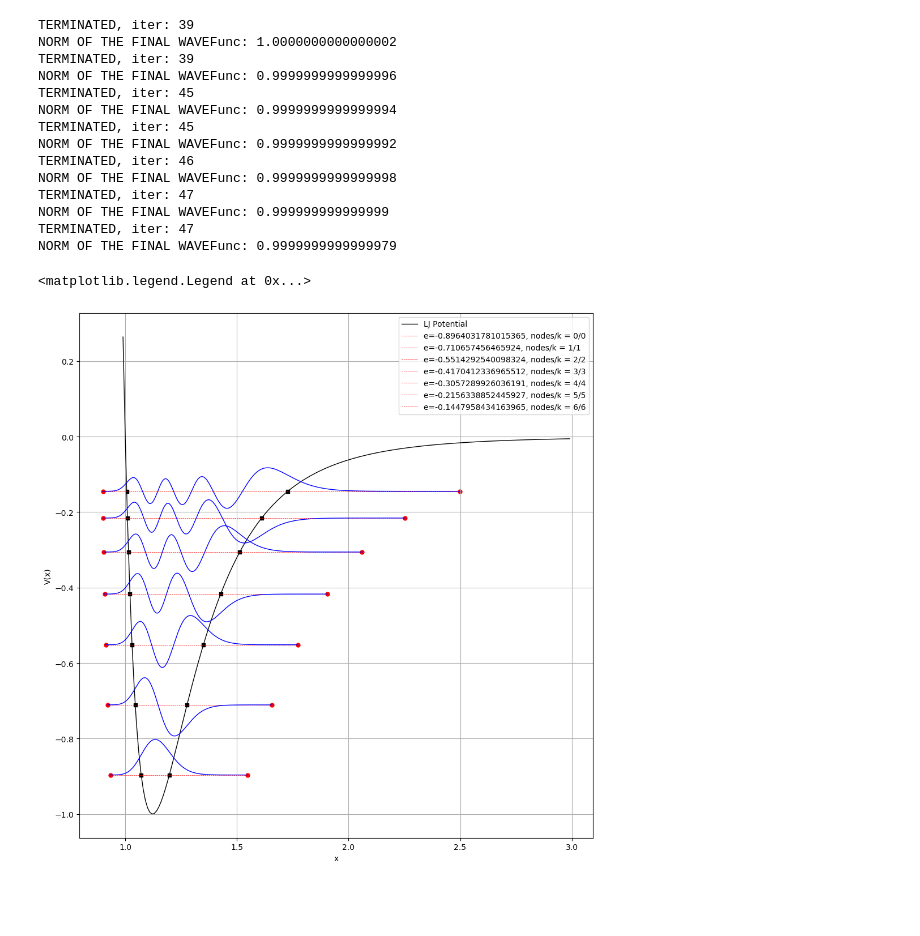
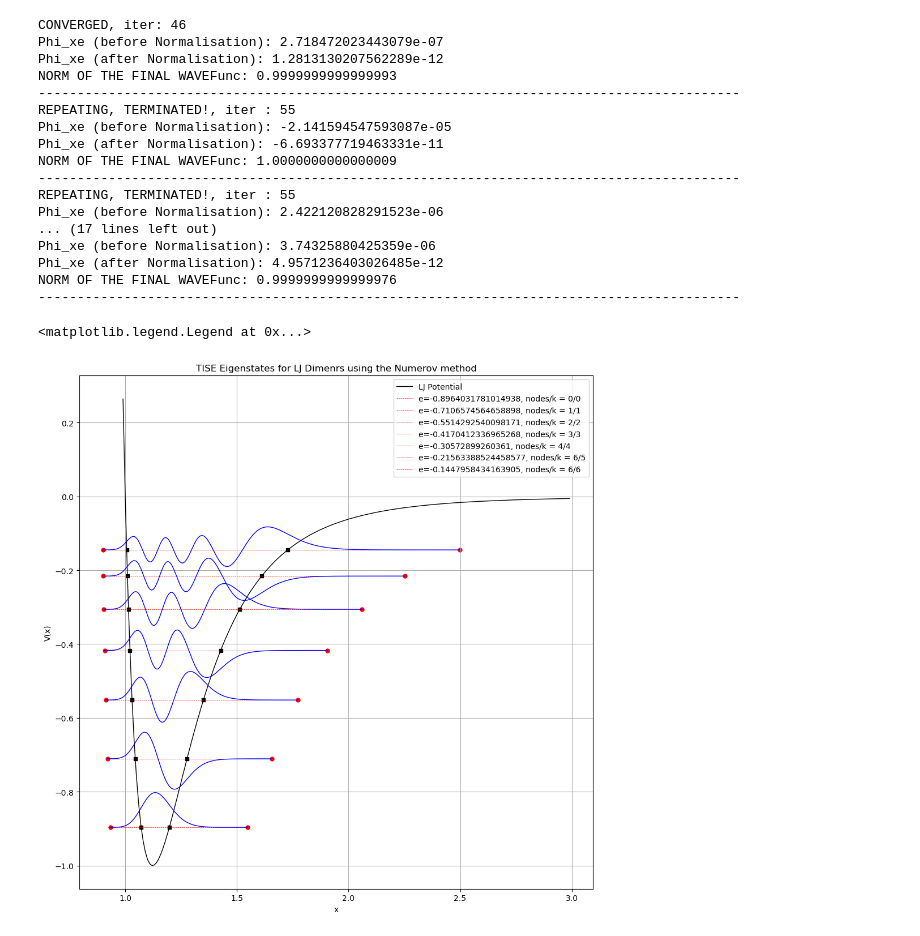
Before and after one commit to SoumyajeetMazumdar/CQMPP, a Jupyter notebook: #4/Q4.ipynb, the cells around one changed output. Cells and saved outputs as stored; diff of their text form; code cells hidden in the pictures; blank space fills up the shorter version.

Commit message:
Numerov implementation successful

```diff
--- a/#4/Q4.ipynb
+++ b/#4/Q4.ipynb
@@ -138,51 +138,59 @@ for k in range(0,6+1):
         else:
             e_lower = e_mid
 
-        if k == nodes and abs(phi[-1])<1e-3:
-            print("TERMINATED, iter:", iter)
+        if k == nodes and abs(phi[-1])<1e-6:
+            print("CONVERGED, iter:", iter)
+            print(f"Phi_xe (before Normalisation): {phi[-1]}")
             break
 
         if nodes == k and abs(phi_x_e_prev - phi[-1]) < 1e-12:
-            print("CONVERGED, iter :", iter)
+            print("REPEATING, TERMINATED!, iter :", iter)
+            print(f"Phi_xe (before Normalisation): {phi[-1]}")
             break
 
         phi_x_e_prev = phi[-1]
         iter = iter + 1
 
     # normalisation of the wavefunction
     phi = phi / np.sqrt(np.dot(phi,phi))
     ek = e_mid
 
-    print("NORM OF THE FINAL WAVEFunc:",np.dot(phi, phi)) #verification of norm, should be
+    print(f"Phi_xe (after Normalisation): {phi[-1]}")
+    print("NORM OF THE FINAL WAVEFunc:",np.dot(phi, phi)) #verification of norm, should be 1
+    print("---"*30)
 
     xa, xb = returnCTPs(ek=e_mid)
     xs, xe = return_limits_for_E(ek=e_mid) # plotting the wavefunction for the final value of e
     plt.scatter(xa, ek, marker="s", c='k', s=25)
     plt.scatter(xb, ek, marker="s",c='k', s=25 )
     plt.scatter(xs, ek, marker='o', color = 'r', s=25)
     plt.scatter(xe, ek, marker='o', color= 'r', s=25)
 
-    plt.hlines(y=ek, xmin=xs, xmax=xe, color='r', linestyle='--', linewidth=0.5, label=f"e={ek}, nodes/k = {nodes}/{k}")
+    plt.hlines(y=ek, xmin=xs, xmax=xe, color='r', linestyle='--', linewidth=0.5, label=f"e{k}={ek}, nodes/k = {nodes}/{k}")
     phi_shifted = phi - abs(e_mid)
     plt.plot(x_range, phi_shifted, color= 'b', linewidth = 1)
 
+plt.title("TISE Eigenstates for LJ Dimenrs using the Numerov method")
 plt.tight_layout()
 plt.grid()
 plt.legend()
 # %% [output]
-TERMINATED, iter: 39
-NORM OF THE FINAL WAVEFunc: 1.0000000000000002
-TERMINATED, iter: 39
-NORM OF THE FINAL WAVEFunc: 0.9999999999999996
-TERMINATED, iter: 45
-NORM OF THE FINAL WAVEFunc: 0.9999999999999994
-TERMINATED, iter: 45
-NORM OF THE FINAL WAVEFunc: 0.9999999999999992
-TERMINATED, iter: 46
-NORM OF THE FINAL WAVEFunc: 0.9999999999999998
-TERMINATED, iter: 47
-NORM OF THE FINAL WAVEFunc: 0.999999999999999
-TERMINATED, iter: 47
-NORM OF THE FINAL WAVEFunc: 0.9999999999999979
+CONVERGED, iter: 46
+Phi_xe (before Normalisation): 2.718472023443079e-07
+Phi_xe (after Normalisation): 1.2813130207562289e-12
+NORM OF THE FINAL WAVEFunc: 0.9999999999999993
+------------------------------------------------------------------------------------------
+REPEATING, TERMINATED!, iter : 55
+Phi_xe (before Normalisation): -2.141594547593087e-05
+Phi_xe (after Normalisation): -6.693377719463331e-11
+NORM OF THE FINAL WAVEFunc: 1.0000000000000009
+------------------------------------------------------------------------------------------
+REPEATING, TERMINATED!, iter : 55
+Phi_xe (before Normalisation): 2.422120828291523e-06
+... (17 lines left out)
+Phi_xe (before Normalisation): 3.74325880425359e-06
+Phi_xe (after Normalisation): 4.9571236403026485e-12
+NORM OF THE FINAL WAVEFunc: 0.9999999999999976
+------------------------------------------------------------------------------------------
 <matplotlib.legend.Legend at 0x...>
-[figure, old version]
+[figure, new version]
```
